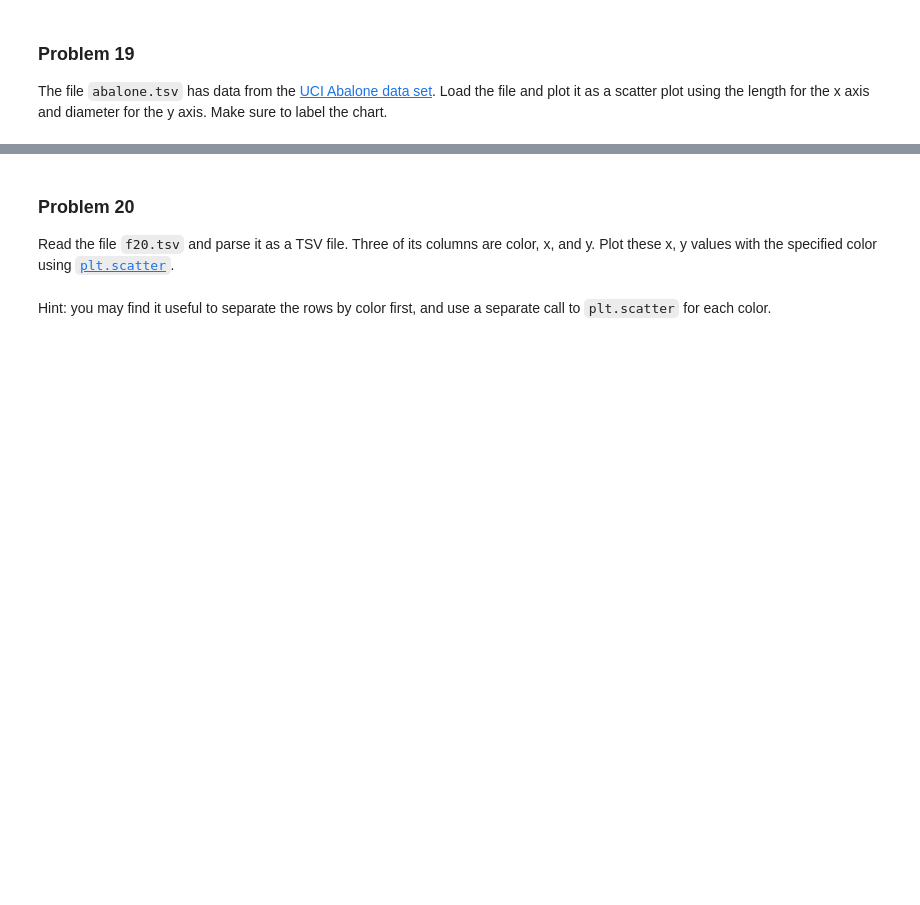
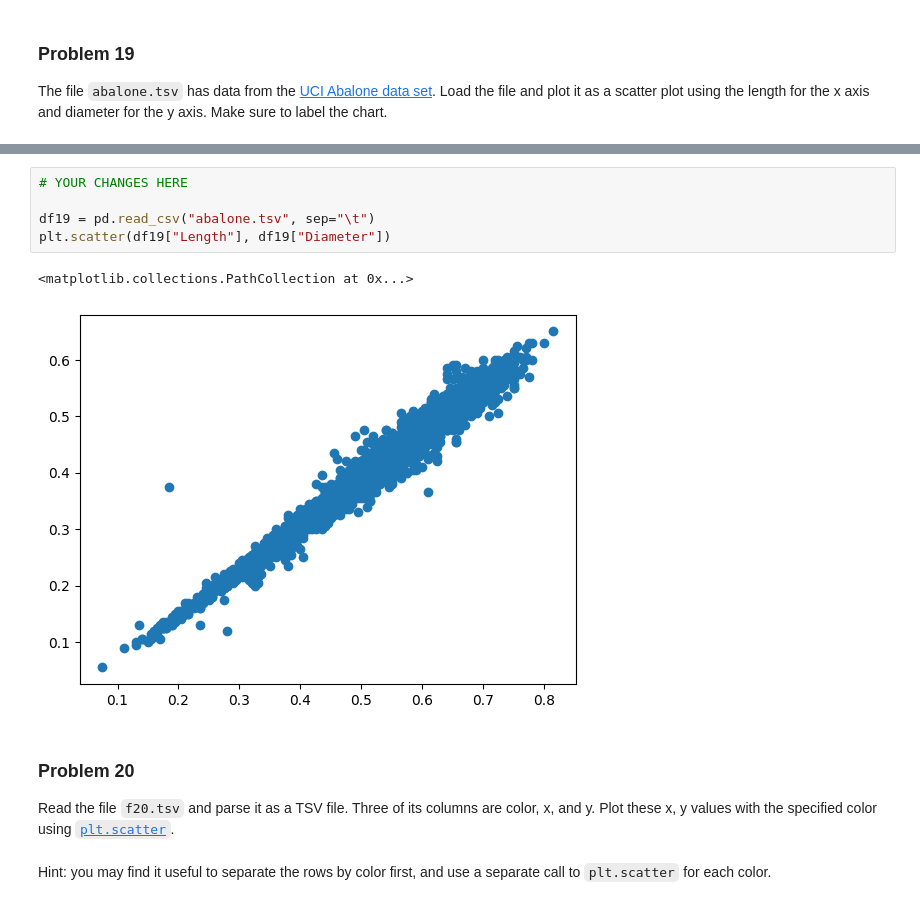
Before and after one commit to kmstepka/dx602-homework-05, a Jupyter notebook: homework.ipynb, the cells around one changed output, grey strips where cells are left out. Cells and saved outputs as stored; diff of their text form; blank space fills up the shorter version.

```diff
--- a/homework.ipynb
+++ b/homework.ipynb
@@ -478,3 +491,11 @@ Ellipsis
+# %%
+# YOUR CHANGES HERE
+
+df19 = pd.read_csv("abalone.tsv", sep="\t")
+plt.scatter(df19["Length"], df19["Diameter"])
+# %% [output]
+<matplotlib.collections.PathCollection at 0x...>
+[figure, added]
 # %% [markdown]
 ### Problem 20
 
```
Also changed, not shown: parts of 3 cells of this notebook.
